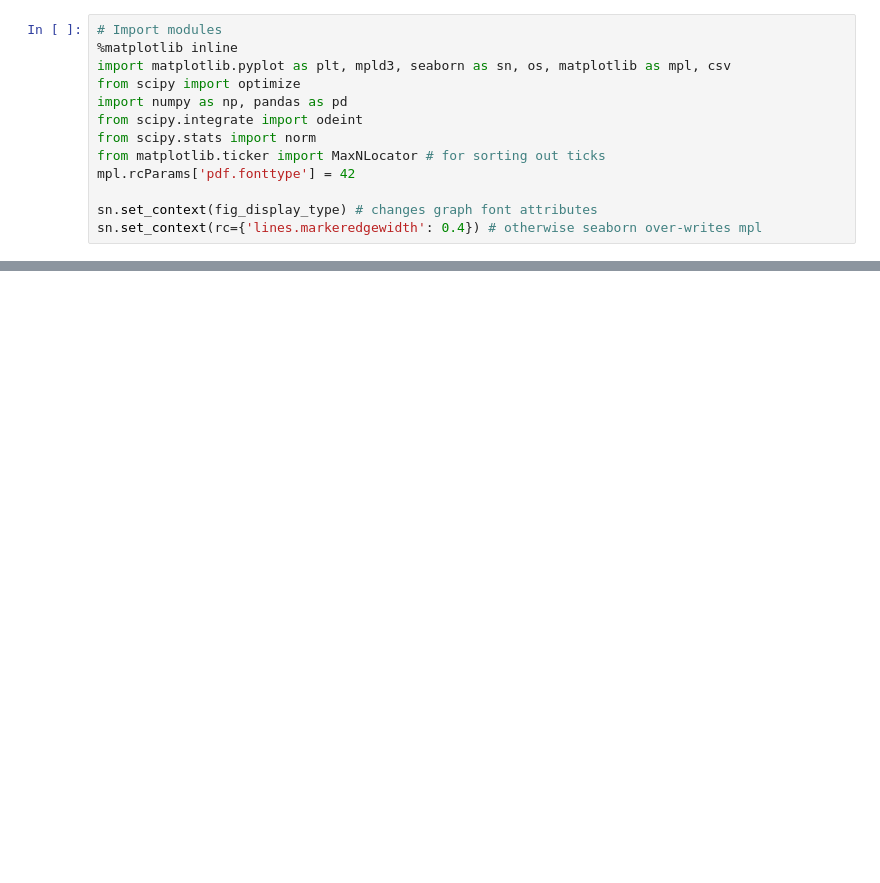
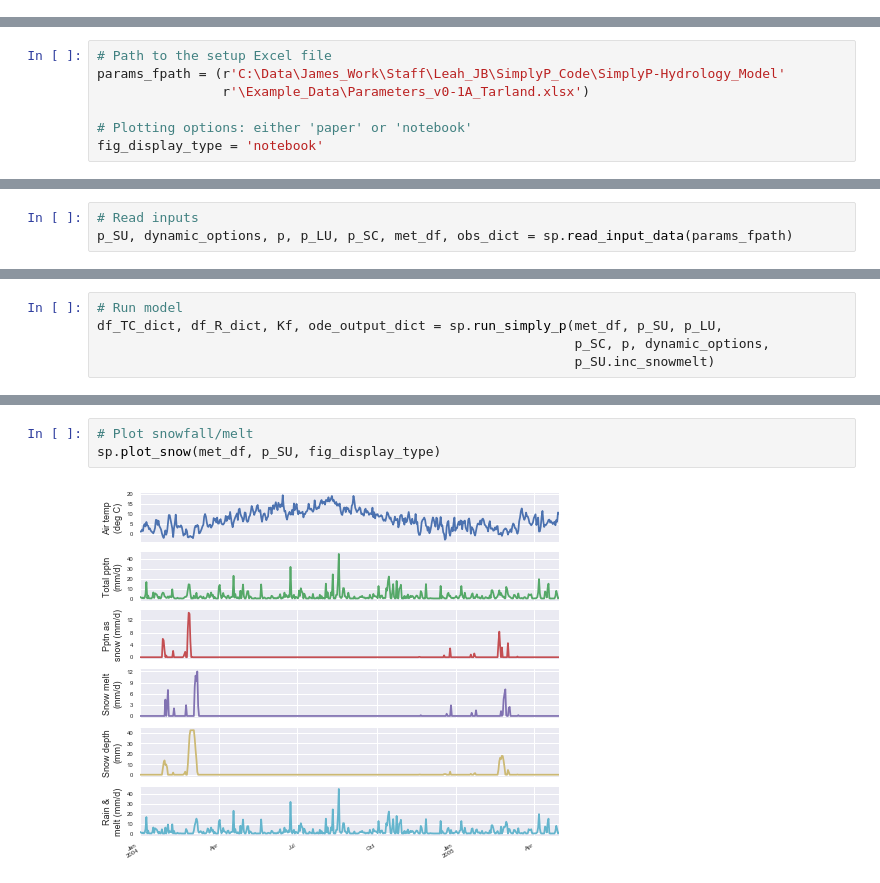
Before and after one commit to JoeyYHT/SimplyP, a Jupyter notebook: SimplyP_v0-1A.ipynb, the cells around one changed output, grey strips where cells are left out. Cells and saved outputs as stored; diff of their text form; blank space fills up the shorter version.

```diff
--- a/SimplyP_v0-1A.ipynb
+++ b/SimplyP_v0-1A.ipynb
@@ -40,13 +0,0 @@ Firstly, carry out some administrative tasks: import the necessary modules into
-# %%
-# Import modules
-%matplotlib inline
-import matplotlib.pyplot as plt, mpld3, seaborn as sn, os, matplotlib as mpl, csv
-from scipy import optimize
-import numpy as np, pandas as pd
-from scipy.integrate import odeint
-from scipy.stats import norm
-from matplotlib.ticker import MaxNLocator # for sorting out ticks
-mpl.rcParams['pdf.fonttype'] = 42
-
-sn.set_context(fig_display_type) # changes graph font attributes
-sn.set_context(rc={'lines.markeredgewidth': 0.4}) # otherwise seaborn over-writes mpl
@@ -1128,0 +42,7 @@ if p_SU.run_mode != 'scenario':  # If in calibration or validation run mode, cal
+# %%
+# Path to the setup Excel file
+params_fpath = (r'C:\Data\James_Work\Staff\Leah_JB\SimplyP_Code\SimplyP-Hydrology_Model'
+                r'\Example_Data\Parameters_v0-1A_Tarland.xlsx')
+
+# Plotting options: either 'paper' or 'notebook'
+fig_display_type = 'notebook'
@@ -1128,0 +53,3 @@ if p_SU.run_mode != 'scenario':  # If in calibration or validation run mode, cal
+# %%
+# Read inputs
+p_SU, dynamic_options, p, p_LU, p_SC, met_df, obs_dict = sp.read_input_data(params_fpath)
@@ -1128,0 +62,5 @@ if p_SU.run_mode != 'scenario':  # If in calibration or validation run mode, cal
+# %%
+# Run model
+df_TC_dict, df_R_dict, Kf, ode_output_dict = sp.run_simply_p(met_df, p_SU, p_LU,
+                                                             p_SC, p, dynamic_options,
+                                                             p_SU.inc_snowmelt)
@@ -1128,0 +77,5 @@ if p_SU.run_mode != 'scenario':  # If in calibration or validation run mode, cal
+# %%
+# Plot snowfall/melt
+sp.plot_snow(met_df, p_SU, fig_display_type)
+# %% [output]
+[figure, added]
```
Also changed, not shown: parts of 35 cells of this notebook, 3 other files.
